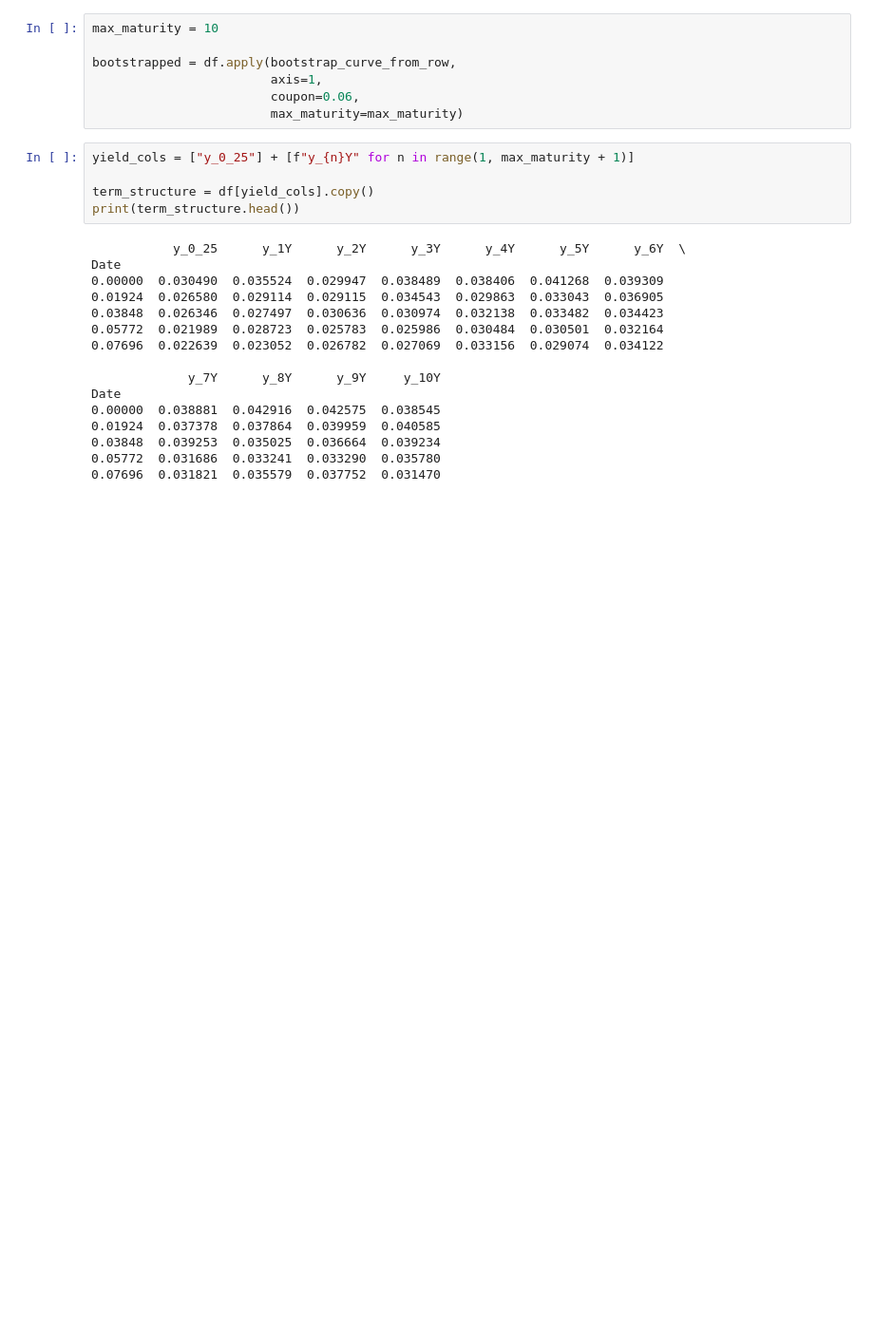
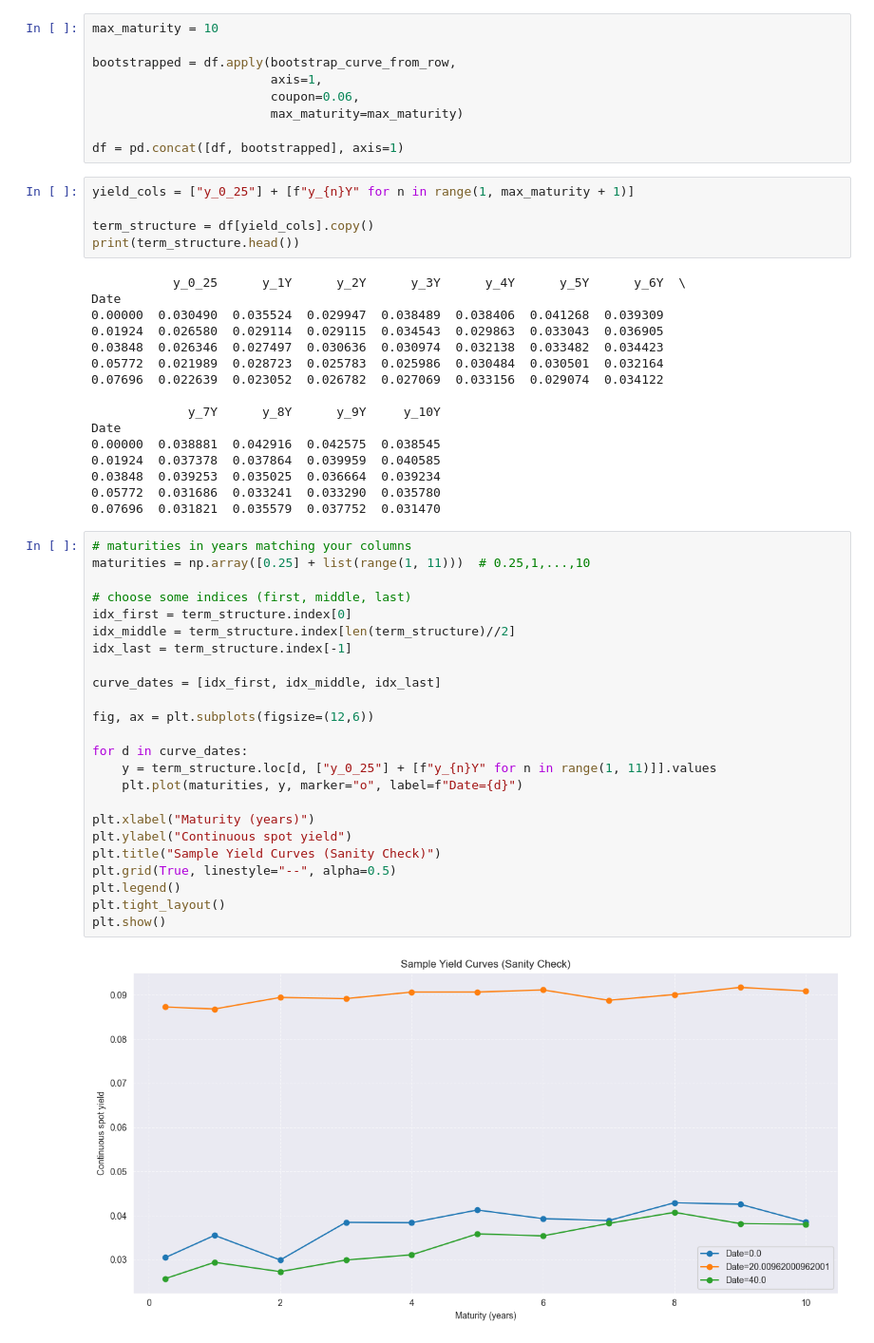
Before and after one commit to Madsnhr/FinEcon, a Jupyter notebook: Exam 2025/codeing/Solution.ipynb, the cells around one changed output. Shown at 95% size. Cells and saved outputs as stored; diff of their text form; blank space fills up the shorter version.

```diff
--- a/Exam 2025/codeing/Solution.ipynb
+++ b/Exam 2025/codeing/Solution.ipynb
@@ -90,6 +90,8 @@ bootstrapped = df.apply(bootstrap_curve_from_row,
                         axis=1,
                         coupon=0.06,
                         max_maturity=max_maturity)
+
+df = pd.concat([df, bootstrapped], axis=1)
 # %%
 yield_cols = ["y_0_25"] + [f"y_{n}Y" for n in range(1, max_maturity + 1)]
 
@@ -111,3 +113,29 @@ Date
 0.03848  0.039253  0.035025  0.036664  0.039234
 0.05772  0.031686  0.033241  0.033290  0.035780
 0.07696  0.031821  0.035579  0.037752  0.031470
+# %%
+# maturities in years matching your columns
+maturities = np.array([0.25] + list(range(1, 11)))  # 0.25,1,...,10
+
+# choose some indices (first, middle, last)
+idx_first = term_structure.index[0]
+idx_middle = term_structure.index[len(term_structure)//2]
+idx_last = term_structure.index[-1]
+
+curve_dates = [idx_first, idx_middle, idx_last]
+
+fig, ax = plt.subplots(figsize=(12,6))
+
+for d in curve_dates:
+    y = term_structure.loc[d, ["y_0_25"] + [f"y_{n}Y" for n in range(1, 11)]].values
+    plt.plot(maturities, y, marker="o", label=f"Date={d}")
+
+plt.xlabel("Maturity (years)")
+plt.ylabel("Continuous spot yield")
+plt.title("Sample Yield Curves (Sanity Check)")
+plt.grid(True, linestyle="--", alpha=0.5)
+plt.legend()
+plt.tight_layout()
+plt.show()
+# %% [output]
+[figure, added]
```
Also changed, not shown: parts of 3 cells of this notebook.
